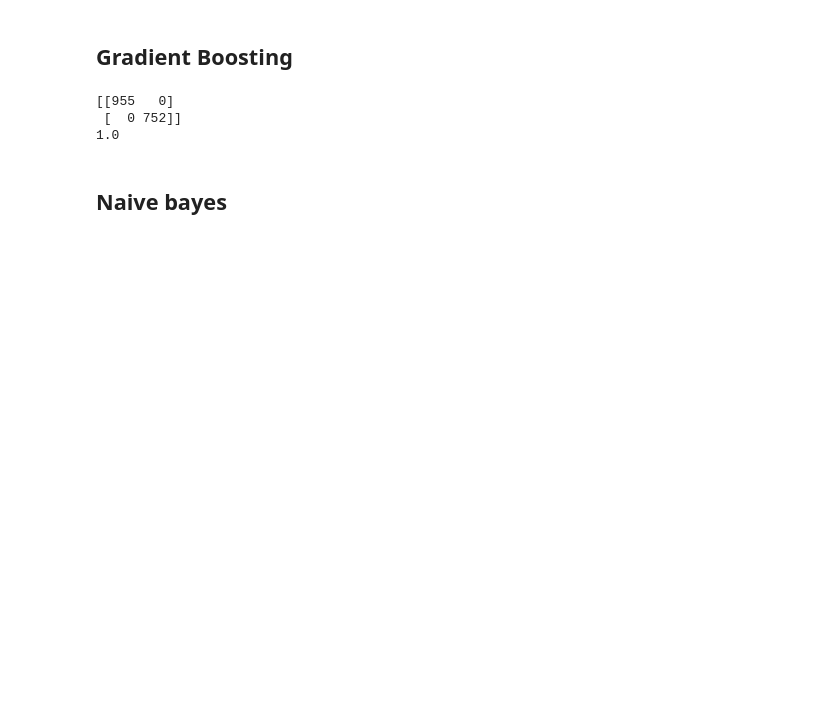
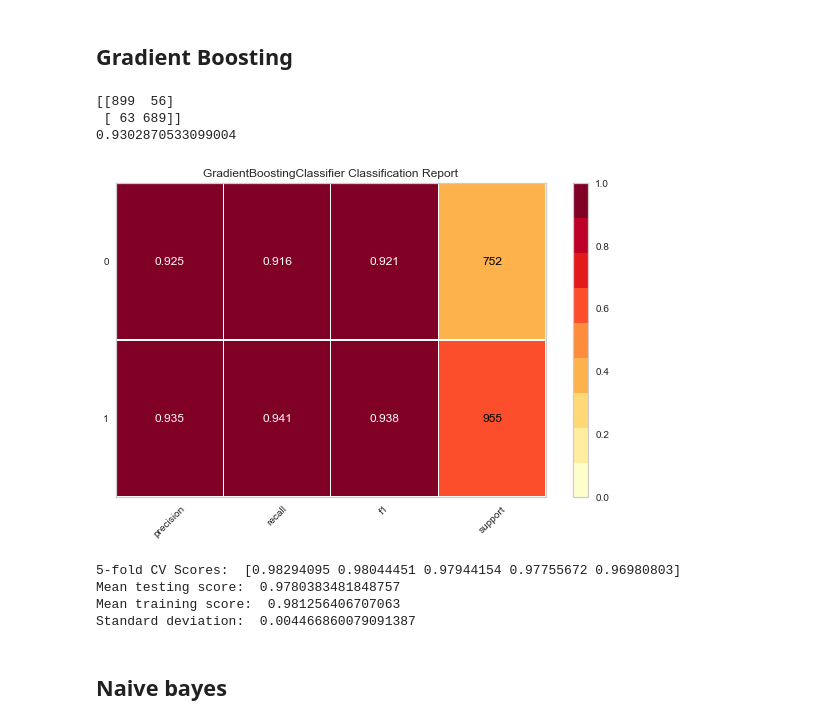
Before and after one commit to KnudsenNathan/SpringBoard, a Jupyter notebook: Capstone_2_modeling.ipynb, the cells around one changed output. Cells and saved outputs as stored; diff of their text form; code cells hidden in the pictures; blank space fills up the shorter version.

```diff
--- a/Capstone_2_modeling.ipynb
+++ b/Capstone_2_modeling.ipynb
@@ -119,17 +168,23 @@ print(rf.score(X_test,y_test))
 # %%
 from sklearn.ensemble import GradientBoostingClassifier
 
 gbc = GradientBoostingClassifier(subsample=0.8, learning_rate=0.05 , n_estimators=160, random_state=5, max_depth=9, max_leaf_nodes=100)
 gbc.fit(X_train, y_train)
 
 y_predict_gbc = gbc.predict(X_test)
 
 print(confusion_matrix(y_test, y_predict_gbc))
 print(gbc.score(X_test,y_test))
+display_score_results(gbc)
 # %% [output]
-[[955   0]
- [  0 752]]
-1.0
+[[899  56]
+ [ 63 689]]
+0.9302870533099004
+[figure, added]
+5-fold CV Scores:  [0.98294095 0.98044451 0.97944154 0.97755672 0.96980803]
+Mean testing score:  0.9780383481848757
+Mean training score:  0.981256406707063
+Standard deviation:  0.004466860079091387
 # %% [markdown]
 <h2>Naive bayes</h2>
 # %%
```
Also changed, not shown: parts of 18 cells of this notebook.
